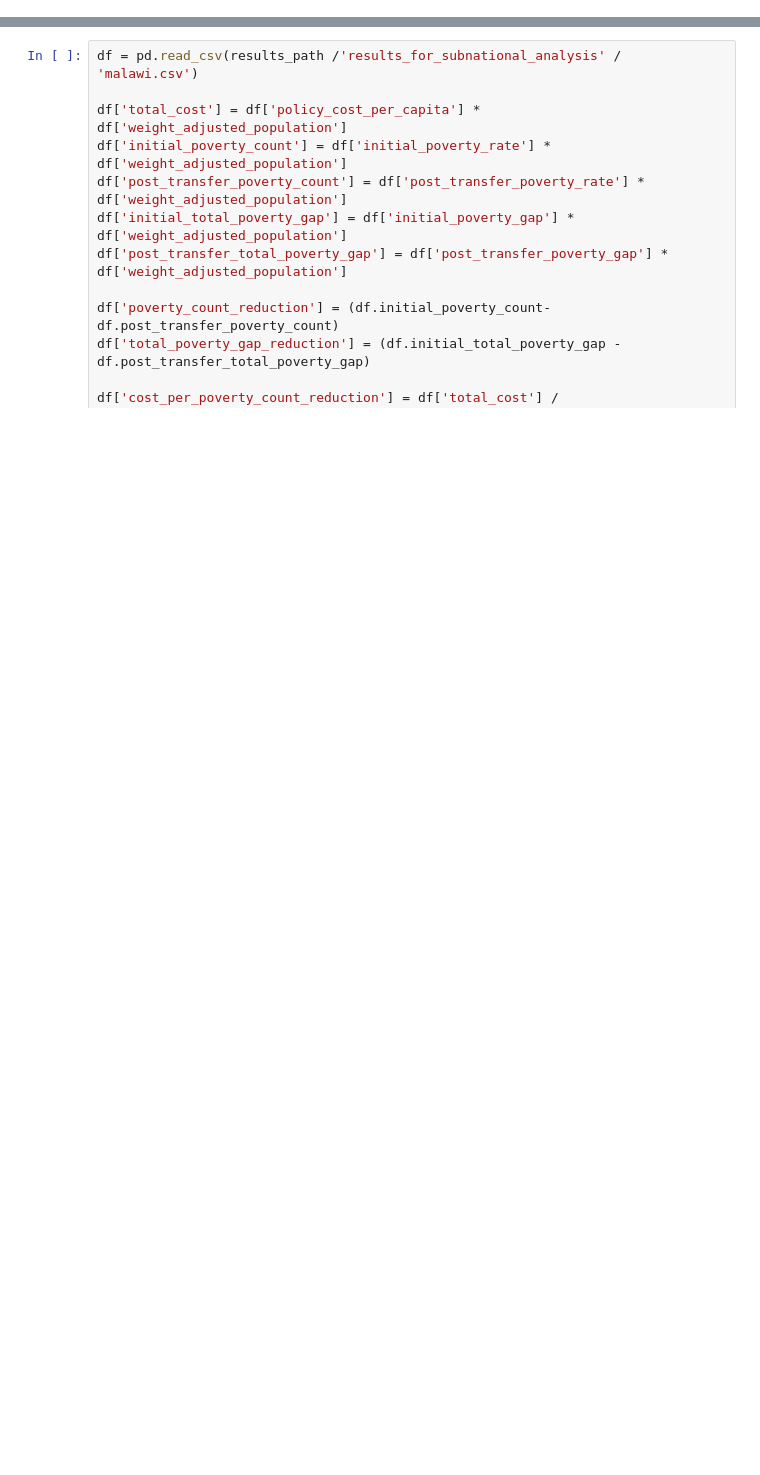
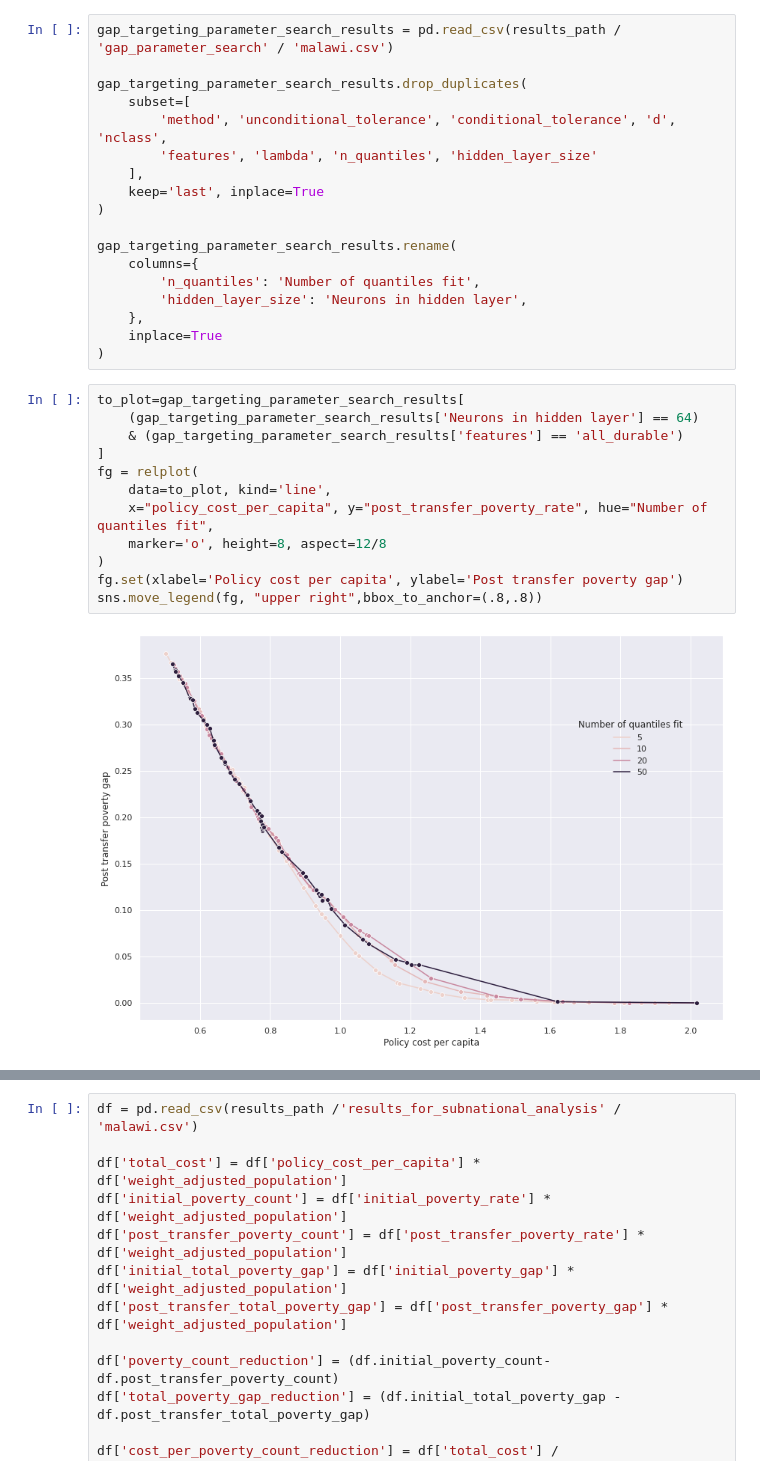
Before and after one commit to lselker13/eop, a Jupyter notebook: run_simulations/plot_malawi.ipynb, the cells around one changed output, grey strips where cells are left out. Saved outputs shown, nothing was run; the diff lists cells and outputs as text; blank space fills up the shorter version.

```diff
--- a/run_simulations/plot_malawi.ipynb
+++ b/run_simulations/plot_malawi.ipynb
@@ -13,0 +96,32 @@ malawi = pd.read_parquet('/home/selker/eop/data/malawi/malawi_cleaned_2019.parqu
+# %%
+gap_targeting_parameter_search_results = pd.read_csv(results_path / 'gap_parameter_search' / 'malawi.csv')
+
+gap_targeting_parameter_search_results.drop_duplicates(
+    subset=[
+        'method', 'unconditional_tolerance', 'conditional_tolerance', 'd', 'nclass',
+        'features', 'lambda', 'n_quantiles', 'hidden_layer_size'
+    ],
+    keep='last', inplace=True
+)
+
+gap_targeting_parameter_search_results.rename(
+    columns={
+        'n_quantiles': 'Number of quantiles fit',
+        'hidden_layer_size': 'Neurons in hidden layer',
+    },
+    inplace=True
+)
+# %%
+to_plot=gap_targeting_parameter_search_results[
+    (gap_targeting_parameter_search_results['Neurons in hidden layer'] == 64)
+    & (gap_targeting_parameter_search_results['features'] == 'all_durable')
+]
+fg = relplot(
+    data=to_plot, kind='line',
+    x="policy_cost_per_capita", y="post_transfer_poverty_rate", hue="Number of quantiles fit",
+    marker='o', height=8, aspect=12/8
+)
+fg.set(xlabel='Policy cost per capita', ylabel='Post transfer poverty gap')
+sns.move_legend(fg, "upper right",bbox_to_anchor=(.8,.8))
+# %% [output]
+[figure, added]
```
Also changed, not shown: parts of 18 cells of this notebook, 8 other files.
